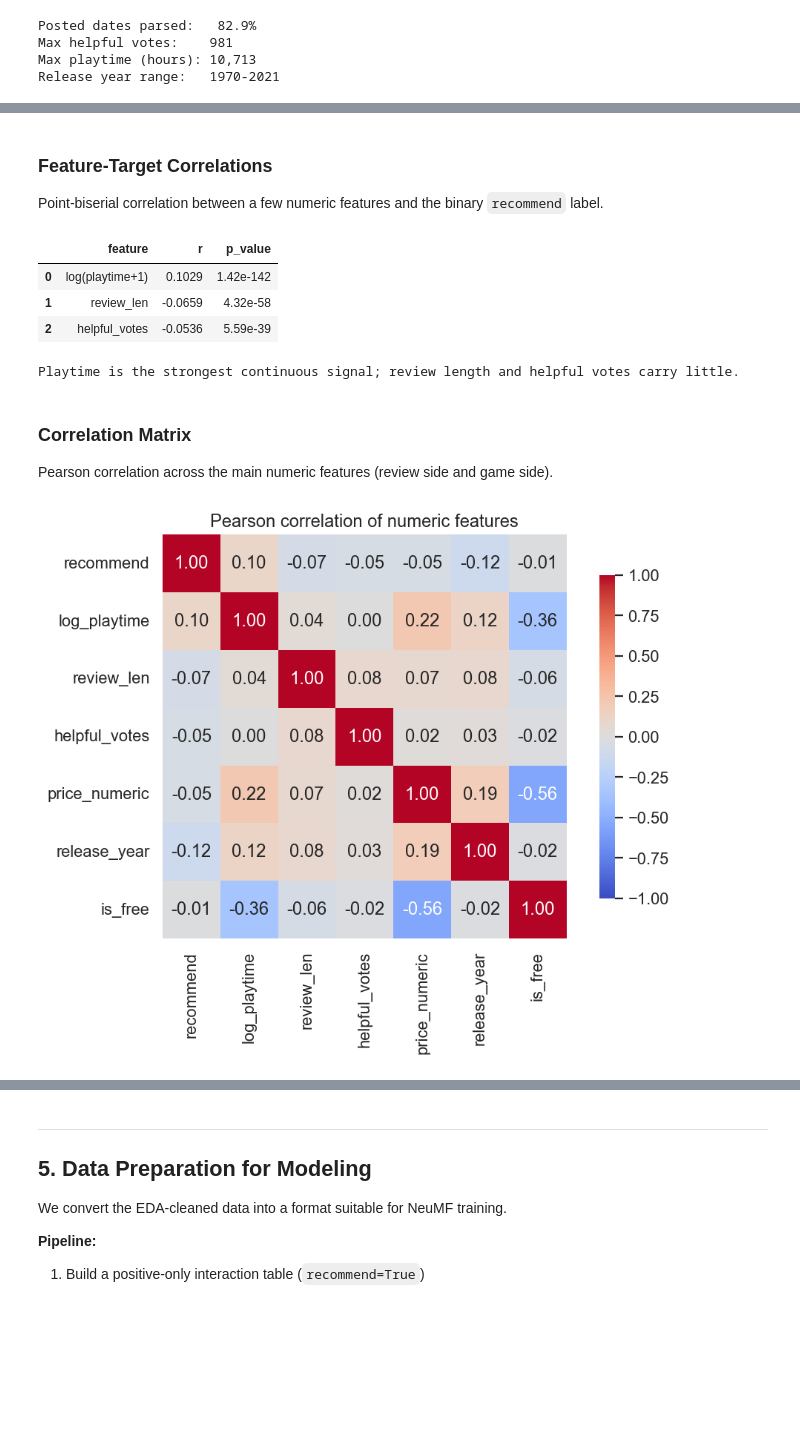
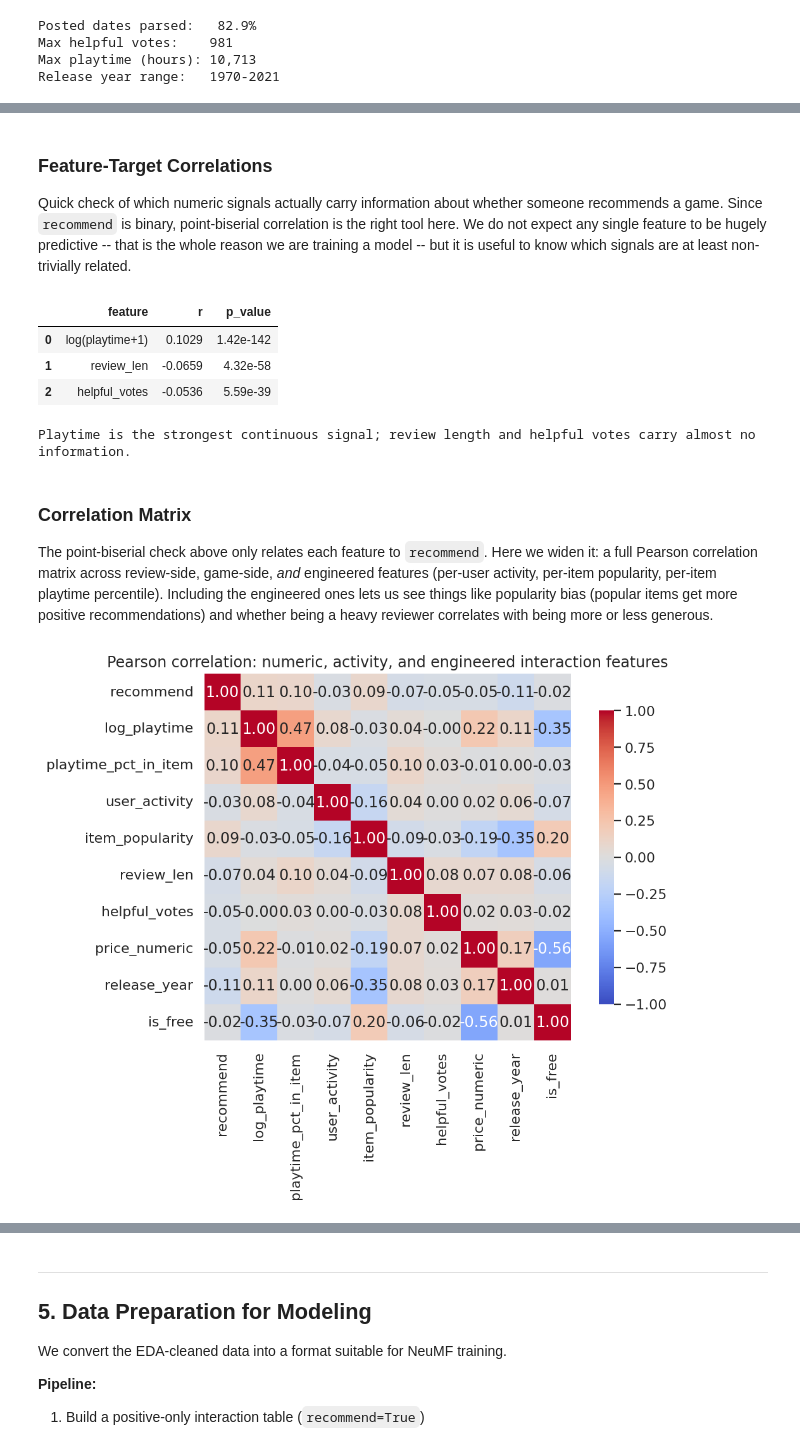
Before and after one commit to Patreax/ISA_movielens_recsys, a Jupyter notebook: notebooks/02_steam_recsys.ipynb, the cells around one changed output, grey strips where cells are left out. Drawn from its saved outputs; the diff is of its cells as text; code cells hidden in the pictures; blank space fills up the shorter version.

```diff
--- a/notebooks/02_steam_recsys.ipynb
+++ b/notebooks/02_steam_recsys.ipynb
@@ -52,20 +39,12 @@ import pandas as pd
 import seaborn as sns
 from IPython.display import display
 from pathlib import Path
-from scipy import stats as scipy_stats
-from sklearn.preprocessing import StandardScaler
 
-from project2.dataset import load_all_datasets, parse_price
+from project2.dataset import load_all_datasets
 from project2.plots import (
     set_style,
-    plot_recommend_distribution,
-    plot_reviews_per_user, plot_items_per_user,
-    plot_reviews_per_item, plot_top_reviewed_games, plot_top_played_games,
-    plot_playtime_distribution, plot_playtime_vs_recommend,
     plot_genre_distribution, plot_top_tags, plot_price_distribution,
-    plot_release_year_distribution, plot_early_access_distribution,
-    plot_reviews_over_time,
-    plot_sparsity,
+    plot_release_year_distribution, plot_early_access_distribution
 )
 
 set_style()
@@ -555,9 +604,9 @@ After filtering we keep a small dense core (~1.2K users x ~211 games) -- see sec
 # %% [markdown]
 ### Feature-Target Correlations
 
-Point-biserial correlation between a few numeric features and the binary `recommend` label.
+Quick check of which numeric signals actually carry information about whether someone recommends a game. Since `recommend` is binary, point-biserial correlation is the right tool here. We do not expect any single feature to be hugely predictive -- that is the whole reason we are training a model -- but it is useful to know which signals are at least non-trivially related.
 # %%
-# Point-biserial correlation of numeric signals against the recommend label.
+# Point-biserial correlation of log-playtime, review length, and helpful votes against the recommend flag.
 from scipy.stats import pointbiserialr
 
 play_m = df_rev.merge(
@@ -578,43 +627,64 @@ for name, x, y in feat_specs:
     rows.append({"feature": name, "r": round(r, 4), "p_value": f"{p:.2e}"})
 
 display(pd.DataFrame(rows))
-print("Playtime is the strongest continuous signal; review length and helpful votes carry little.")
+print("Playtime is the strongest continuous signal; review length and helpful votes carry almost no information.")
 # %% [output]
 |  | feature | r | p_value |
 | 0 | log(playtime+1) | 0.1029 | 1.42e-142 |
 | 1 | review_len | -0.0659 | 4.32e-58 |
 | 2 | helpful_votes | -0.0536 | 5.59e-39 |
-Playtime is the strongest continuous signal; review length and helpful votes carry little.
+Playtime is the strongest continuous signal; review length and helpful votes carry almost no information.
 # %% [markdown]
 ### Correlation Matrix
 
-Pearson correlation across the main numeric features (review side and game side).
+The point-biserial check above only relates each feature to `recommend`. Here we widen it: a full Pearson correlation matrix across review-side, game-side, *and* engineered features (per-user activity, per-item popularity, per-item playtime percentile). Including the engineered ones lets us see things like popularity bias (popular items get more positive recommendations) and whether being a heavy reviewer correlates with being more or less generous.
 # %%
-# Build a review-level table joining playtime and game metadata, then correlate numeric columns.
+# Assemble a review-level table - playtime, game metadata, plus engineered activity and interaction features and compute the full correlation matrix.
+user_activity   = df_rev.groupby("user_id").size().rename("user_activity")
+item_popularity = df_rev.groupby("item_id").size().rename("item_popularity")
+
 corr_df = (
     df_rev[["user_id", "item_id", "recommend", "review_len", "helpful_votes"]]
     .assign(recommend=lambda d: d["recommend"].astype(int))
     .merge(df_itm[["user_id", "item_id", "playtime_forever"]],
            on=["user_id", "item_id"], how="left")
     .merge(df_gm[["id", "price_numeric", "release_year", "is_free"]]
                .rename(columns={"id": "item_id"}),
            on="item_id", how="left")
+    .merge(user_activity,   on="user_id", how="left")
+    .merge(item_popularity, on="item_id", how="left")
 )
 corr_df["log_playtime"] = np.log1p(corr_df["playtime_forever"].fillna(0))
 corr_df["is_free"]      = corr_df["is_free"].astype("Int64")
 
-num_cols = ["recommend", "log_playtime", "review_len", "helpful_votes",
-            "price_numeric", "release_year", "is_free"]
+# Engineered interaction feature: per-item playtime percentile - where this user's hours sit
+# relative to other owners of the same game (only defined when an ownership record exists).
+played = corr_df.dropna(subset=["playtime_forever"]).copy()
+played["playtime_pct_in_item"] = (
+    played.groupby("item_id")["playtime_forever"].rank(pct=True)
+)
+corr_df = corr_df.merge(
+    played[["user_id", "item_id", "playtime_pct_in_item"]],
+    on=["user_id", "item_id"], how="left",
+)
+
+num_cols = [
+    "recommend",
+    "log_playtime", "playtime_pct_in_item",
+    "user_activity", "item_popularity",
+    "review_len", "helpful_votes",
+    "price_numeric", "release_year", "is_free",
+]
 corr = corr_df[num_cols].corr(method="pearson")
 
-fig, ax = plt.subplots(figsize=(8, 6))
+fig, ax = plt.subplots(figsize=(9, 7))
 sns.heatmap(corr, annot=True, fmt=".2f", cmap="coolwarm", center=0,
             vmin=-1, vmax=1, square=True, ax=ax, cbar_kws={"shrink": 0.8})
-ax.set_title("Pearson correlation of numeric features")
+ax.set_title("Pearson correlation: numeric, activity, and engineered interaction features")
 plt.tight_layout()
 plt.show()
 # %% [output]
-[figure, old version]
+[figure, new version]
 # %% [markdown]
 ### EDA Summary
 
```
Also changed, not shown: parts of 47 cells of this notebook, 1 other file.
